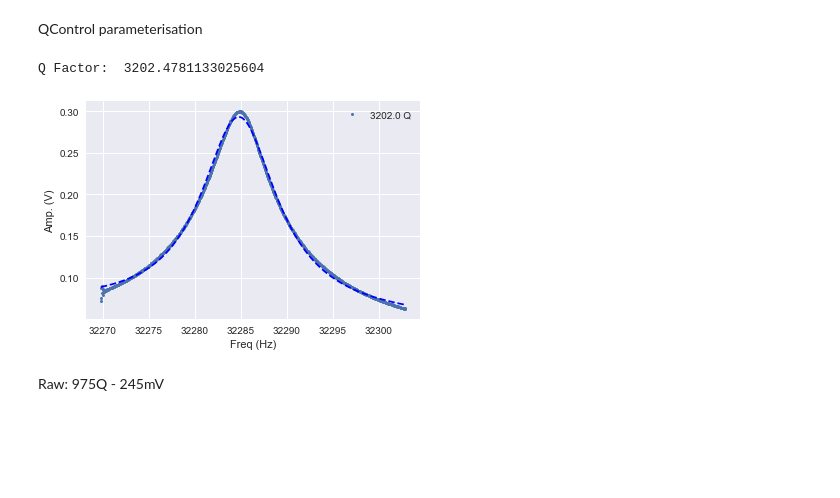
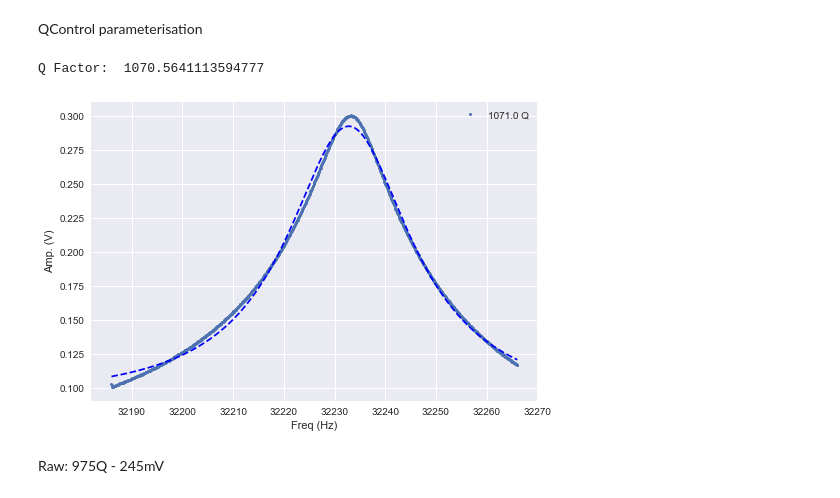
Before and after one commit to sriharijayaram5/qudi, a Jupyter notebook: notebooks/Measurement_Control/AFM tip resonance viewer - find QFactor and plot.ipynb, the cells around one changed output. Cells and saved outputs as stored; diff of their text form; code cells hidden in the pictures; blank space fills up the shorter version.

```diff
--- a/notebooks/Measurement_Control/AFM tip resonance viewer - find QFactor and plot.ipynb
+++ b/notebooks/Measurement_Control/AFM tip resonance viewer - find QFactor and plot.ipynb
@@ -12,7 +12,7 @@ from lmfit import Model
 from lmfit.models import GaussianModel, ConstantModel
 import matplotlib.pyplot as plt
 from lmfit.models import LinearModel, LorentzianModel, PseudoVoigtModel, SkewedGaussianModel, VoigtModel, DonaichModel
-fname = f"G:\\Data\\AFM_Daisy\\CA_250[4]-ca_1-Calibration Amplitude.csv"
+fname = f"G:\\Data\\AFM_Daisy\\CA_258[3]-ca_1-Calibration Amplitude.csv"
 
 data = np.loadtxt(fname, skiprows=7, delimiter=";")
 # print(data)
@@ -56,35 +56,35 @@ for i in range(n):
 
     pars = offset.make_params(c=np.min(y))
     amp_guess = np.max(y)-np.min(y)
     center_guess = xval[np.argmax(yval)]
     pars += peak.guess(yval, x=xval)#, amplitude=amp_guess, center=center_guess)
 #     pars['amplitude'].set(value=amp_guess, vary=True, expr='')
     pars['center'].set(value=center_guess, vary=True, expr='')
 
     result = model.fit(yval, pars, x=xval)
 #     print(result.fit_report())
     qf = result.params['center']/result.params['fwhm']
     plt.plot(xval, yval, 'o', ms=3, label=f'{round(qf,0)} Q')
 
     plt.plot(xval, result.best_fit, 'b--')
     tip_name='A-T15-05'
     date=time.strftime(' %d/%m/%y')
     #plt.title('$A_{exc}$ = 913mV,800m - 3.12V,901m - 3.06V,904m - 3.06V,904m at 161deg QC Phase'+f'\n{tip_name} on {date}')
 #     plt.title('$A_{exc}$ = 197mV'+f'\n{tip_name} in cryostat 2K on {date}')
 #     plt.title('$A_{exc}$ = 32mV, -20dB, 180deg 946m QControl False'+f'\n{tip_name} in cryostat 2K on {date}')
     plt.xlabel('Freq (Hz)')
     plt.ylabel('Amp. (V)')
     plt.legend()
 
     print("Q Factor: ", qf)
 
     # add subplots for interactive plots
     pyqt_plot_obj.append(layout.addPlot(i,0))
     pyqt_plot_obj[i].addLegend()
     pyqt_plot_obj[i].plot(xval, yval, name=f'p{i}')
 # %% [output]
-Q Factor:  3202.4781133025604
+Q Factor:  1070.5641113594777
-[figure, old version]
+[figure, new version]
 # %% [markdown]
 Raw: 975Q - 245mV
 # %%
```
Also changed, not shown: 17 other files.
